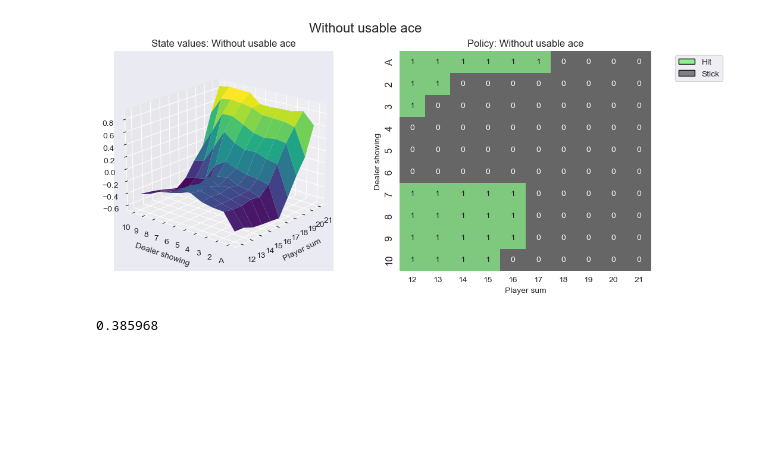
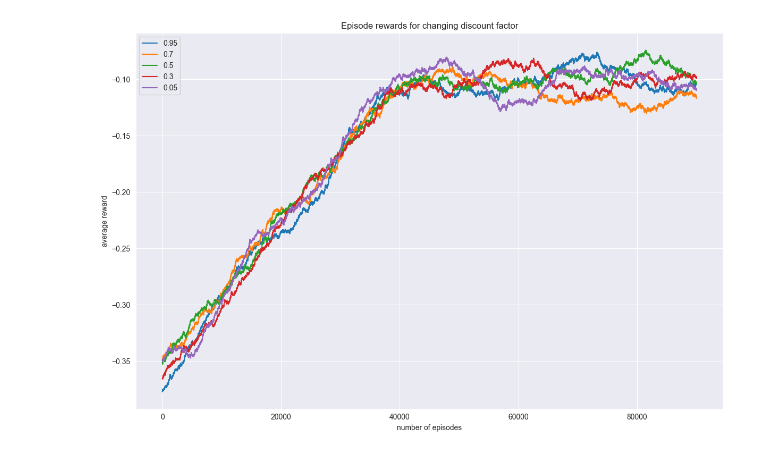
Before and after one commit to Famoose/blackjackers_reinf, a Jupyter notebook: q_agent_test.ipynb, the cells around one changed output. Drawn from its saved outputs; the diff is of its cells as text; code cells hidden in the pictures; blank space fills up the shorter version.

Commit message:
set up qagent in .py file, implemented plot for learning rate and discount factor

```diff
--- a/q_agent_test.ipynb
+++ b/q_agent_test.ipynb
@@ -84,6 +26,7 @@ agents = []
 
 for discount_factor in discount_factors:
     agent = QAgent(
+        exp_policy="e_greedy",
         alpha=learning_rate,
         initial_epsilon=start_epsilon,
         epsilon_decay=epsilon_decay,
@@ -251,13 +69,25 @@ plt.show()
-# %%
-# state values & policy without usable ace (ace counts as 1)
-value_grid, policy_grid = create_grids(agent, usable_ace=False)
-fig2 = create_plots(value_grid, policy_grid, title="Without usable ace")
-plt.show()
-# %% [output]
-[figure, removed]
-# %%
-#calculate the win rate based of env.return_queue
-win_rate = np.sum(np.array(env.return_queue).flatten() == 1) / len(env.return_queue)
-print(win_rate)
-# %% [output]
-0.385968
+# %%
+fig,ax = plt.subplots(figsize=(12,8))
+ax.set_title("Episode rewards for changing discount factor")
+i = 0
+
+for env in envs:
+    label = discount_factors[i]
+    i = i+1
+    rolling_length = 10000
+    # compute and assign a rolling average of the data to provide a smoother graph
+    reward_moving_average = (
+        np.convolve(
+            np.array(env.return_queue).flatten(), np.ones(rolling_length), mode="valid"
+        )
+        / rolling_length
+    )
+    ax.plot(range(len(reward_moving_average)), reward_moving_average, label = label)
+
+plt.legend()
+plt.xlabel("number of episodes")
+plt.ylabel("average reward")
+plt.tight_layout()
+plt.show()
+# %% [output]
+[figure, added]
```
Also changed, not shown: parts of 10 cells of this notebook, 4 other files.
